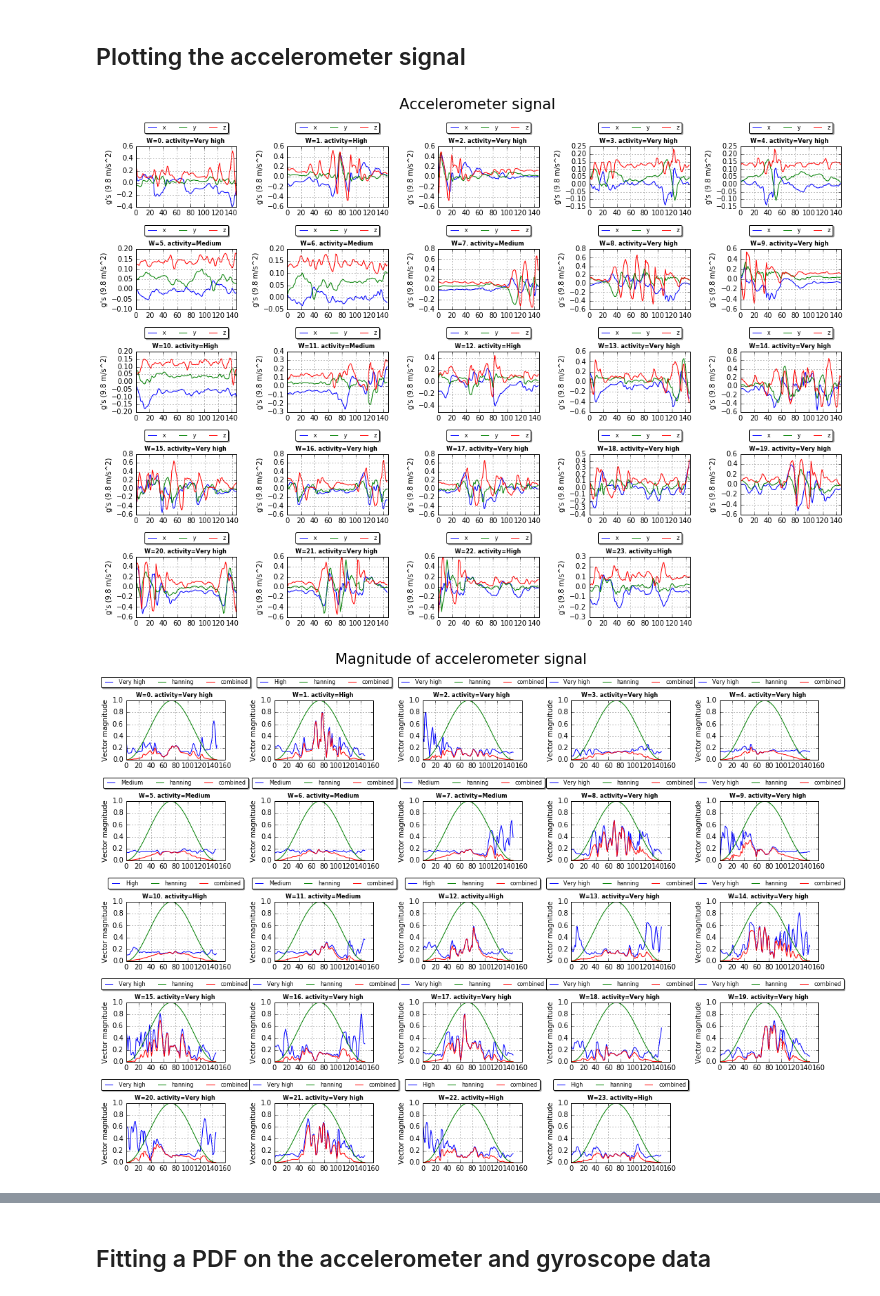
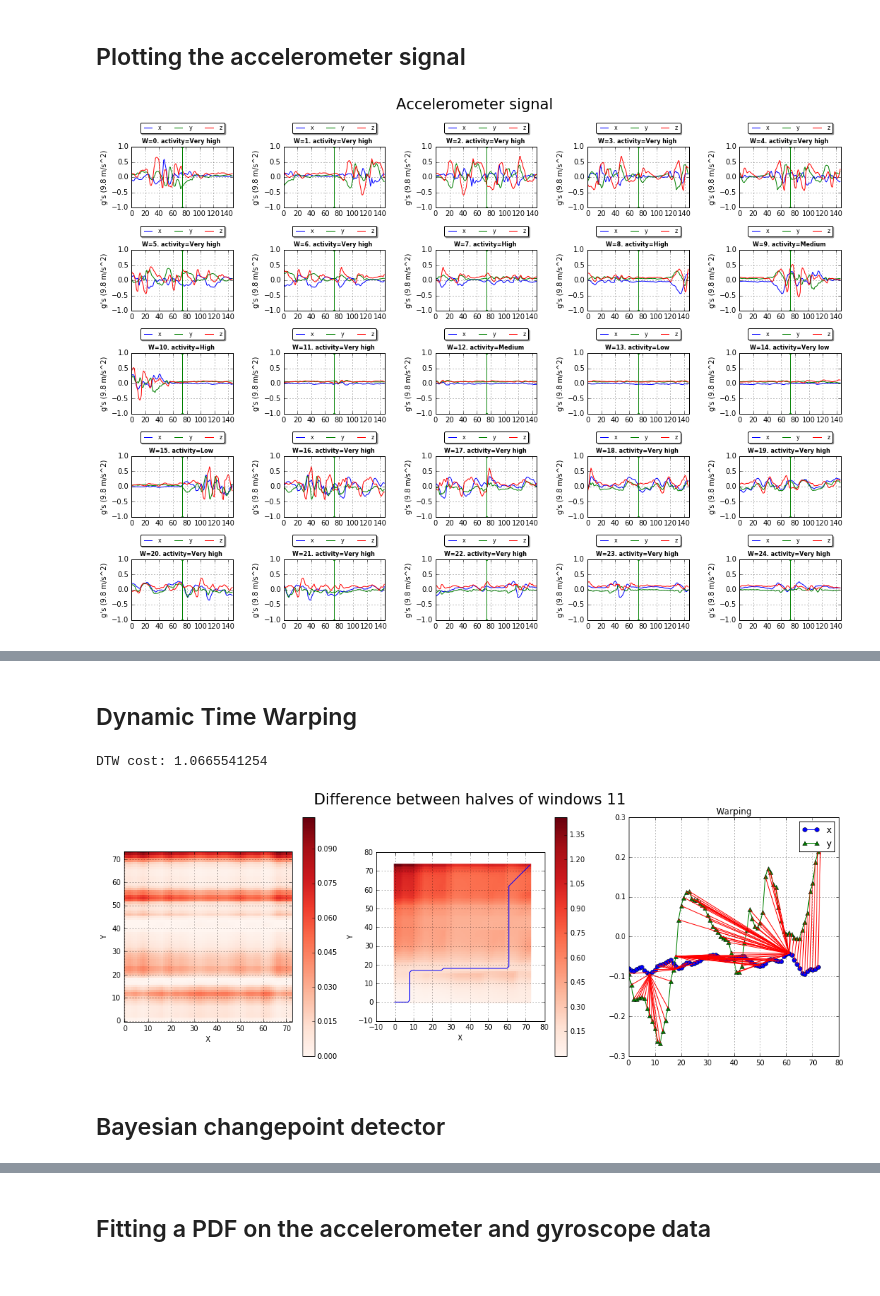
Before and after one commit to ewerlopes/phd_robogame, a Jupyter notebook: data_analysis.ipynb, the cells around one changed output, grey strips where cells are left out. Cells and saved outputs as stored; diff of their text form; code cells hidden in the pictures.

```diff
--- a/data_analysis.ipynb
+++ b/data_analysis.ipynb
@@ -248,10 +252,13 @@ def plotAcc(data, suptitle="Accelerometer signal", feature= 'activity', plt_win_
 
                 row[j].set_title("W={}. {}={} ".format(count, feature, data[count][feature][0]), fontsize=8, fontweight="bold")
                 row[j].set_ylabel('g\'s (9.8 m/s^2)')
+                row[j].set_ylim((-1,1))
                 row[j].set_xlim((0,len(norm_dataX)))
                 row[j].plot(norm_dataX, label="x")
                 row[j].plot(norm_dataY, label="y")
                 row[j].plot(norm_dataZ, label="z")
+                # draw a default vline at x=1 that spans the yrange
+                row[j].axvline(x=len(norm_dataX)/2, color='g', marker='.')
                 row[j].grid()
                 count += 1
                 row[j].legend(loc='upper center', bbox_to_anchor=(0.5, 1.45), ncol=3, fontsize=8, fancybox=True, shadow=True)
@@ -294,7 +301,7 @@ We begin the analysis using only one file. Of course, once it is completed, we e
 ##NOTE: IF "TOO MANY VALUES TO UNPACK" ERROR IN THE getCSV METHOD, RESTART THE KERNEL. SOMETHING MUST BE WRONG WITH
 # THE KERNEL INITIALIZATION. MUST BE CHECKED! (LOW-PRIORITY)
 
-csv_filename = files[0]  # get only the fist loaded csv file.
+csv_filename = files[1]  # get only the fist loaded csv file.
 csv_data = None          # the variable where the loaded csv data is stored.
 num_windows = 0          # the number of windows loaded.
 wFrames = []             # the list of windows data. Each element is a pandas dataframe
@@ -428,8 +435,7 @@ def compute_runavg_acc(data, suptitle="Running average smoothing", feature='acti
     plt.draw()
 # %%
 plotAcc(wFrames)
-accmag(wFrames, plt_win_func=True)
-compute_runavg_acc(wFrames, N=4)
+#accmag(wFrames, plt_win_func=True)
+#compute_runavg_acc(wFrames, N=8)
 # %% [output]
-[figure, old version]
+[figure, new version]
-[figure, removed]
@@ -436,0 +442,2 @@ compute_runavg_acc(wFrames, N=4)
+# %% [markdown]
+## Dynamic Time Warping
@@ -436,0 +476,55 @@ compute_runavg_acc(wFrames, N=4)
+# %%
+idx = np.linspace(0, 6.28, 100)
+#x = [s/16384.0 for s in wFrames[7]["accX"].dropna()]
+#y = [s/16384.0 for s in wFrames[7]["accX"].dropna()]
+loaded = [s/16384.0 for s in wFrames[11]["accX"].dropna()]
+x = loaded[:int(len(loaded)/2)]
+y = loaded[int(len(loaded)/2):]
+
+plt.figure(figsize=(18,6))
+plt.subplot(1,3,1)
+
+distances = np.zeros((len(y), len(x)))
+for i in range(len(y)):
+    for j in range(len(x)):
+        distances[i,j] = (x[j]-y[i])**2
+
+distance_cost_plot(distances)
+
+
+plt.subplot(1,3,2)
+accumulated_cost = np.zeros((len(y), len(x)))
+accumulated_cost[0,0] = distances[0,0]
+
+for i in range(1, len(y)):
+    accumulated_cost[i,0] = distances[i, 0] + accumulated_cost[i-1, 0]
+for i in range(1, len(x)):
+    accumulated_cost[0,i] = distances[0,i] + accumulated_cost[0, i-1]
+for i in range(1, len(y)):
+    for j in range(1, len(x)):
+        accumulated_cost[i, j] = min(accumulated_cost[i-1, j-1], accumulated_cost[i-1, j], accumulated_cost[i, j-1]) \
+                                + distances[i, j]
+path = path_cost(x, y, accumulated_cost, distances)[0]
+path_x = [point[0] for point in path]
+path_y = [point[1] for point in path]
+distance_cost_plot(accumulated_cost)
+plt.plot(path_x, path_y)
+
+plt.subplot(1,3,3)
+plt.plot(x, 'bo-' ,label='x')
+plt.plot(y, 'g^-', label = 'y')
+plt.legend()
+paths, cost = path_cost(x, y, accumulated_cost, distances)
+print "DTW cost: {}".format(cost)
+for [map_x, map_y] in paths:
+    #print map_x, x[map_x], ":", map_y, y[map_y]
+
+    plt.plot([map_x, map_y], [x[map_x], y[map_y]], 'r')
+plt.title("Warping")
+plt.suptitle('Difference between halves of windows {}'.format(windows_number), fontsize=21)
+plt.grid()
+# %% [output]
+DTW cost: 1.0665541254
+[figure, added]
+# %% [markdown]
+## Bayesian changepoint detector
```
Also changed, not shown: parts of 12 cells of this notebook, 7 other files.
